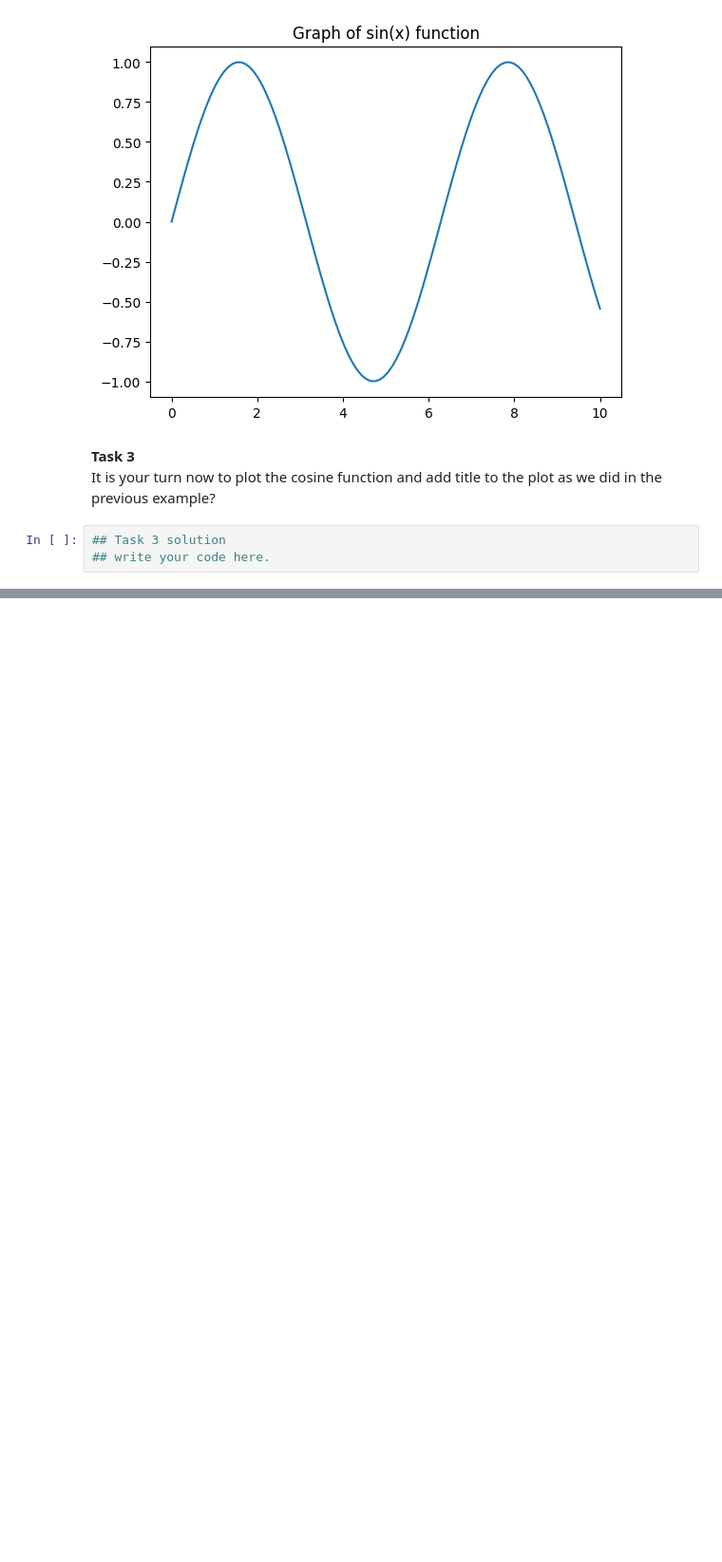
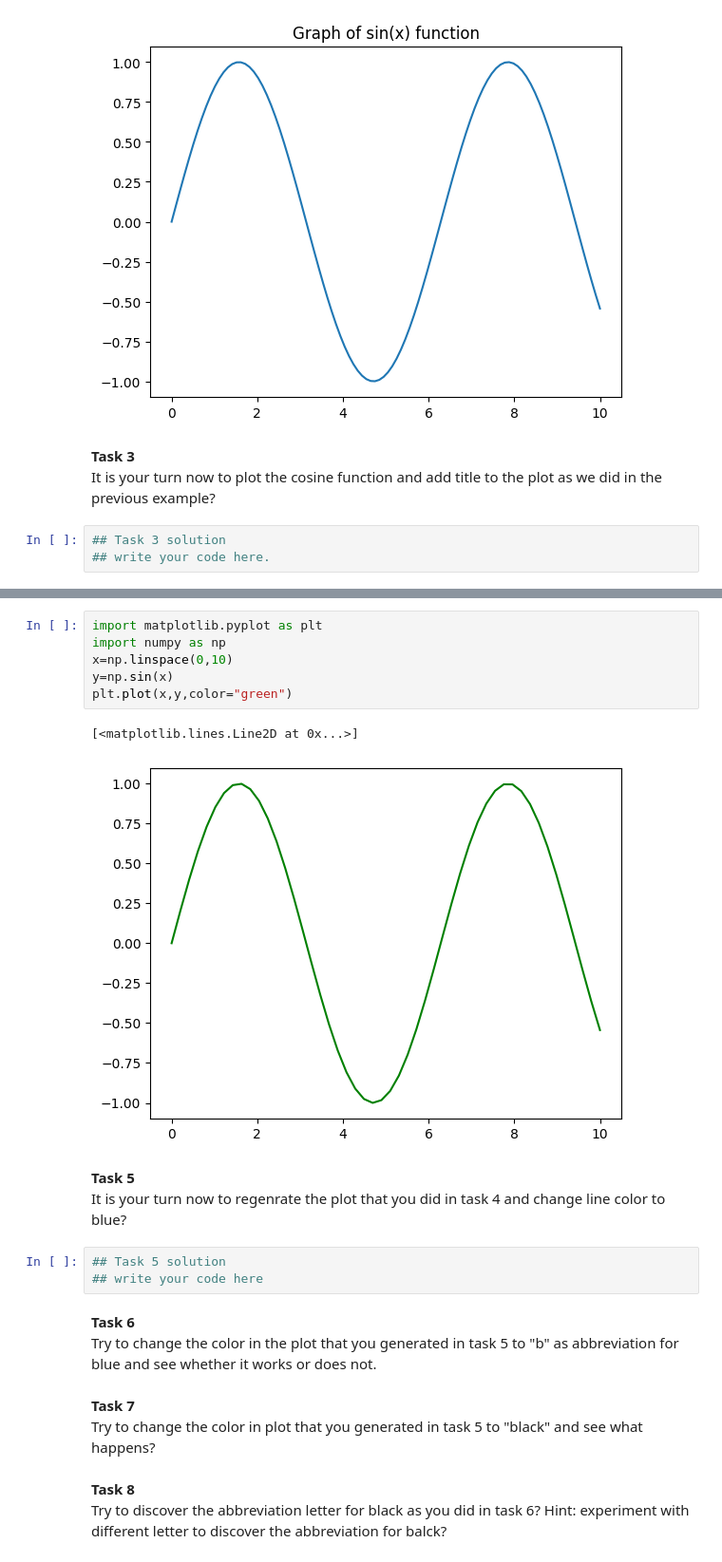
Before and after one commit to AhmadAlsaadi/ENCH320-Numpy, a Jupyter notebook: Matplotlib.ipynb, the cells around one changed output, grey strips where cells are left out. Shown: that part at 95% size. Saved outputs shown, nothing was run; the diff lists cells and outputs as text; blank space fills up the shorter version.

```diff
--- a/Matplotlib.ipynb
+++ b/Matplotlib.ipynb
@@ -129,0 +159,24 @@ It is your turn now to plot the cosine function and add title to the plot as we
+# %%
+import matplotlib.pyplot as plt
+import numpy as np
+x=np.linspace(0,10)
+y=np.sin(x)
+plt.plot(x,y,color="green")
+# %% [output]
+[<matplotlib.lines.Line2D at 0x...>]
+[figure, added]
+# %% [markdown]
+**Task 5**
+It is your turn now to regenrate the plot that you did in task 4 and change line color to blue?
+# %%
+## Task 5 solution
+## write your code here
+# %% [markdown]
+**Task 6**
+Try to change the color in the plot that you generated in task 5 to "b" as abbreviation for blue and see whether it works or does not.
+# %% [markdown]
+**Task 7**
+Try to change the color in plot that you generated in task 5 to "black" and see what happens?
+# %% [markdown]
+**Task 8**
+Try to discover the abbreviation letter for black as you did in task 6? Hint: experiment with different letter to discover the abbreviation for balck?
```
Also changed, not shown: parts of 9 cells of this notebook.
